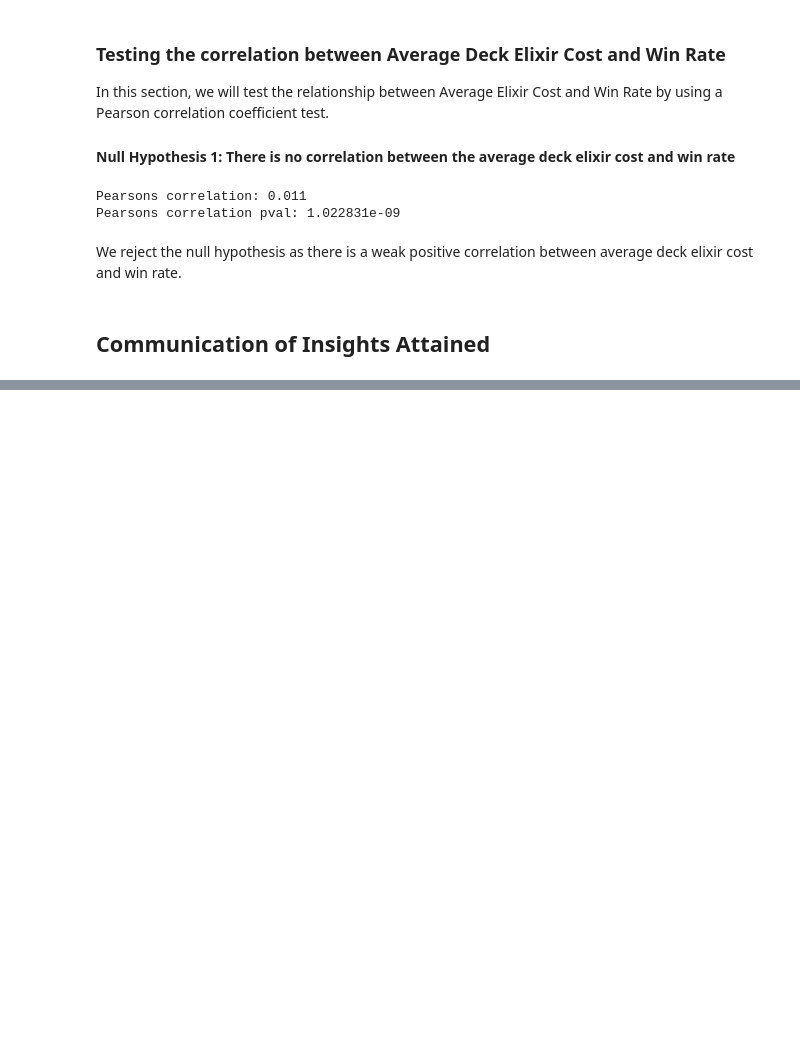
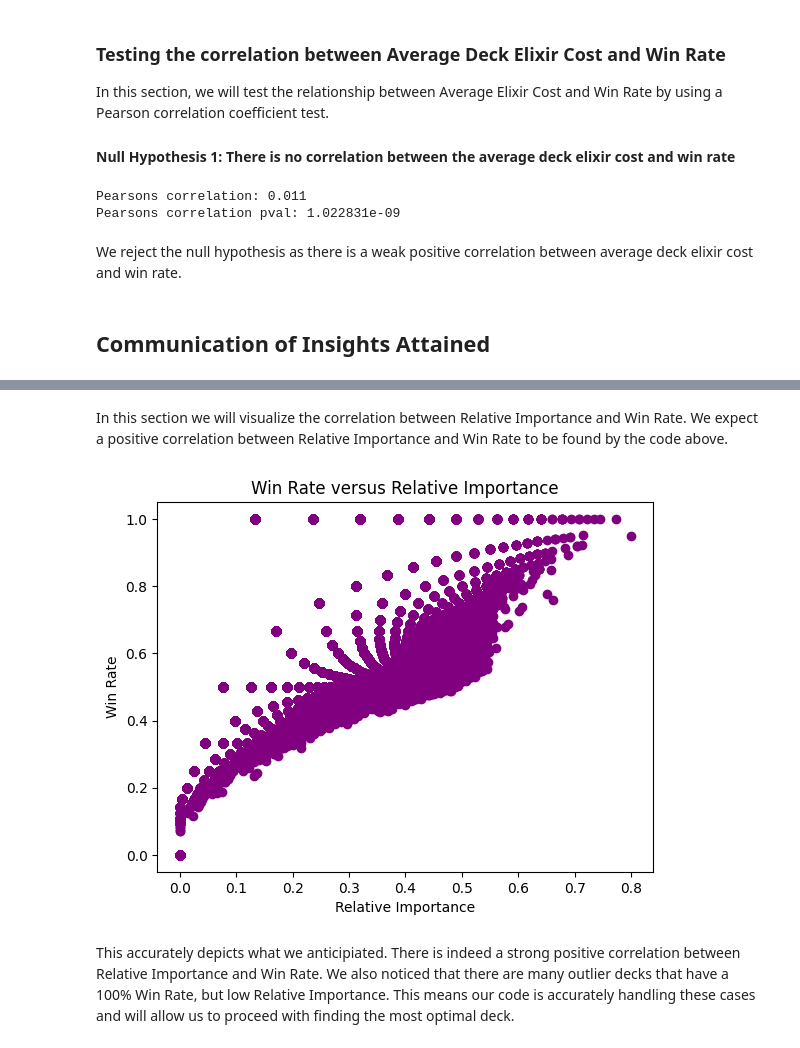
Before and after one commit to tnguyen59/Clash-Royale-Analysis, a Jupyter notebook: brendan_final_draft.ipynb, the cells around one changed output, grey strips where cells are left out. Cells and saved outputs as stored; diff of their text form; code cells hidden in the pictures; blank space fills up the shorter version.

```diff
--- a/brendan_final_draft.ipynb
+++ b/brendan_final_draft.ipynb
@@ -988,0 +1048,21 @@ We reject the null hypothesis as there is a weak positive correlation between av
+# %%
+# This function finds the confidence that a score is relevant to our calculations
+# This is important since decks used once are not as relevant when compared to decks used many times
+# n = number of times this deck was used, k = number of wins for the deck
+# Return value -> lower bound of range (how useful the information is basically)
+
+def AgrestiCoullLower(n, k):
+    # 95% confidence interval
+    kappa = 2.24140273 #kappa = ierfc(conf/2)*sqrt(2)
+    kest = k+kappa*kappa/2
+    nest =n+kappa*kappa;
+    pest=kest/nest;
+    radius=kappa*math.sqrt(pest*(1-pest)/nest);
+    return max(0,pest-radius); #Lower bound
+    #Upper bound is min(1,pest+radius)
+
+# adding 'Relative Importance' column
+data_decks['Relative Importance'] = data_decks.apply(lambda x: AgrestiCoullLower(x['Occurrences'],x['Wins']),axis = 1)
+
+# sorting 'Relative Importance'
+data_decks.sort_values(by = 'Relative Importance',ascending=False)
@@ -988,0 +1087,17 @@ We reject the null hypothesis as there is a weak positive correlation between av
+# %% [markdown]
+In this section we will visualize the correlation between Relative Importance and Win Rate. We expect a positive correlation between Relative Importance and Win Rate to be found by the code above.
+# %%
+fig, ax = plt.subplots()
+
+# Setting labels
+ax.set_xlabel("Relative Importance")
+ax.set_ylabel("Win Rate")
+ax.set_title("Win Rate versus Relative Importance")
+
+# Plotting Relative Importance by Win Rate
+ax.scatter(data_decks["Relative Importance"], data_decks["Win Rate"], color = "purple")
+plt.show()
+# %% [output]
+[figure, added]
+# %% [markdown]
+This accurately depicts what we anticipiated. There is indeed a strong positive correlation between Relative Importance and Win Rate. We also noticed that there are many outlier decks that have a 100% Win Rate, but low Relative Importance. This means our code is accurately handling these cases and will allow us to proceed with finding the most optimal deck.
```
Also changed, not shown: parts of 30 cells of this notebook, 2 other files.
